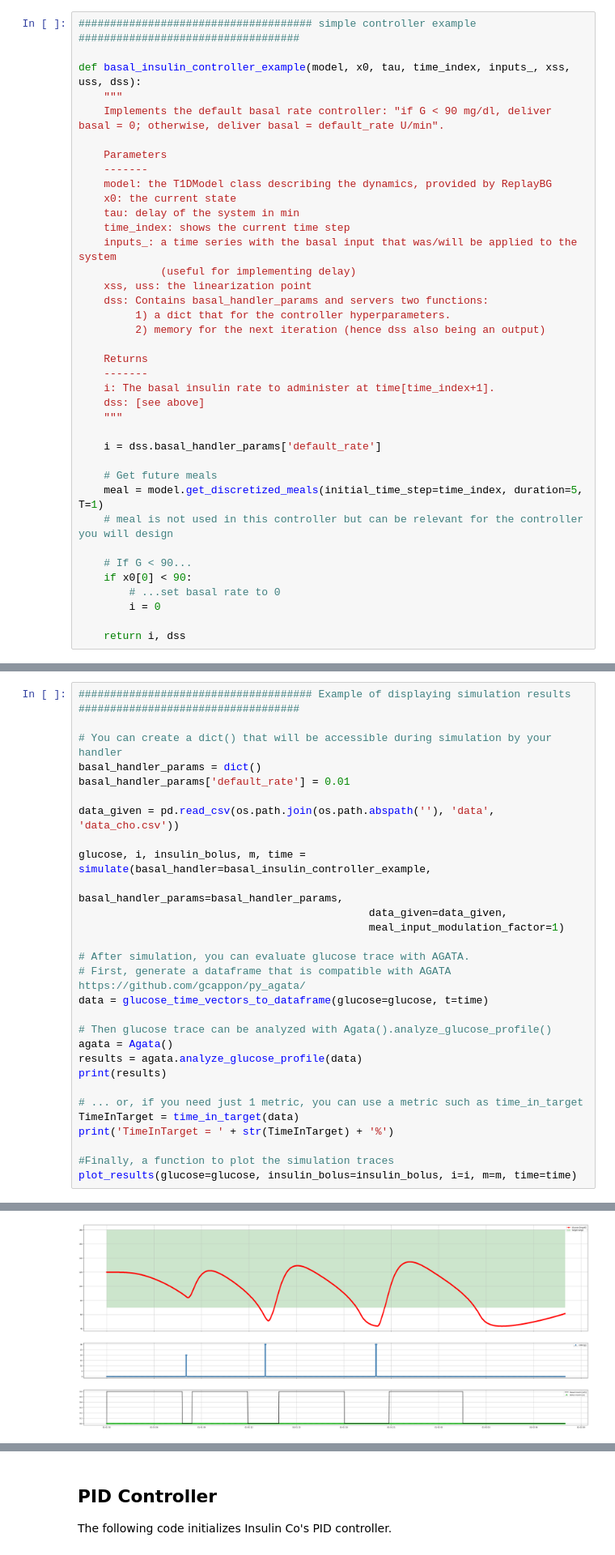
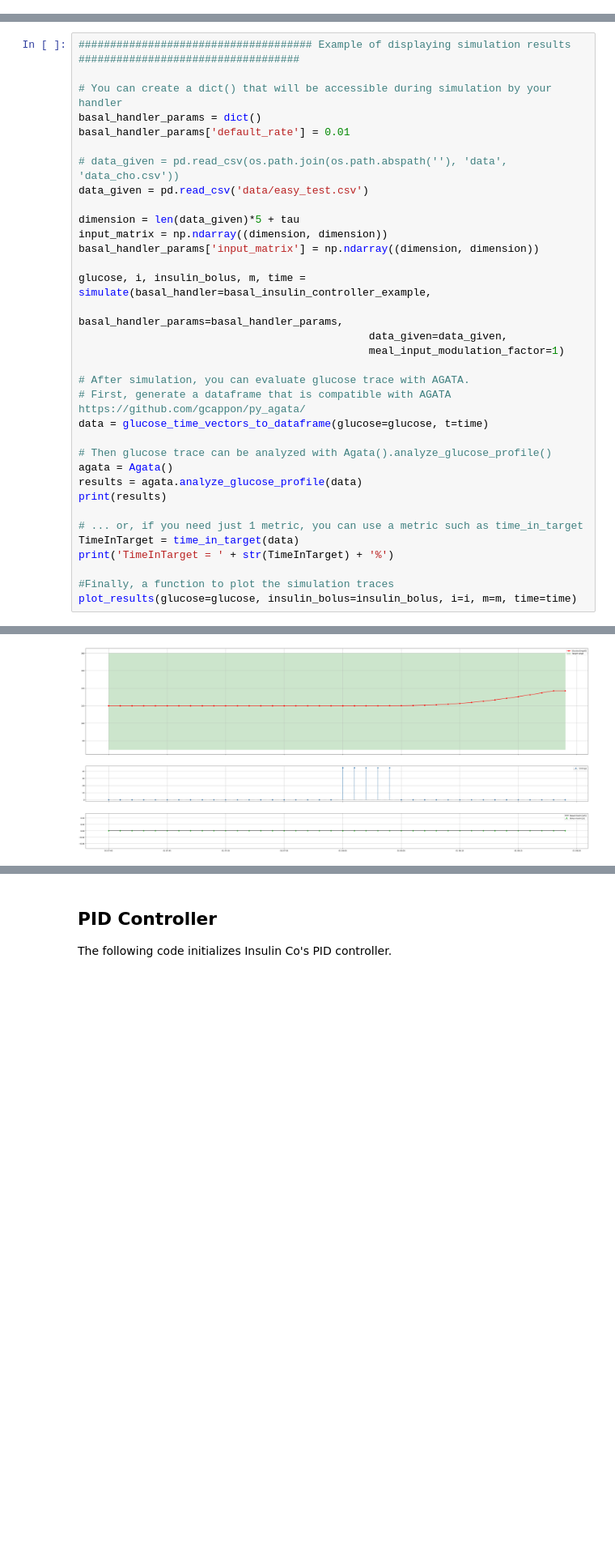
Before and after one commit to Jackmastro/MPC_DeePC_COCO, a Jupyter notebook: COCO2024project.ipynb, the cells around one changed output, grey strips where cells are left out. Shown at 81% size. Saved outputs shown, nothing was run; the diff lists cells and outputs as text; blank space fills up the shorter version.

Commit message:
tracking mpc with shifted states of tau

```diff
--- a/COCO2024project.ipynb
+++ b/COCO2024project.ipynb
@@ -324,44 +322,6 @@ A:
 To develop intuition, InsullinCo has provided a scenario with a basic basal insulin controller: if glucose is below 90 no insulin is delivered; if glucose is above 90, a default rate is delivered.
 
 The file `(data_cho.csv)` describes the meal consumption for the patient over the course of a day.
-# %%
-##################################### simple controller example  ###################################
-
-def basal_insulin_controller_example(model, x0, tau, time_index, inputs_, xss, uss, dss):
-    """
-    Implements the default basal rate controller: "if G < 90 mg/dl, deliver basal = 0; otherwise, deliver basal = default_rate U/min".
-
-    Parameters
-    -------
-    model: the T1DModel class describing the dynamics, provided by ReplayBG
-    x0: the current state
-    tau: delay of the system in min
-    time_index: shows the current time step
-    inputs_: a time series with the basal input that was/will be applied to the system
-             (useful for implementing delay)
-    xss, uss: the linearization point
-    dss: Contains basal_handler_params and servers two functions:
-         1) a dict that for the controller hyperparameters.
-         2) memory for the next iteration (hence dss also being an output)
-
-    Returns
-    -------
-    i: The basal insulin rate to administer at time[time_index+1].
-    dss: [see above]
-    """
-
-    i = dss.basal_handler_params['default_rate']
-
-    # Get future meals
-    meal = model.get_discretized_meals(initial_time_step=time_index, duration=5, T=1)
-    # meal is not used in this controller but can be relevant for the controller you will design
-
-    # If G < 90...
-    if x0[0] < 90:
-        # ...set basal rate to 0
-        i = 0
-
-    return i, dss
 # %%
 ##################################### Example of loading and modifying meal data  ###################################
 
@@ -384,7 +415,12 @@ def basal_insulin_controller_example(model, x0, tau, time_index, inputs_, xss, u
 basal_handler_params = dict()
 basal_handler_params['default_rate'] = 0.01
 
-data_given = pd.read_csv(os.path.join(os.path.abspath(''), 'data', 'data_cho.csv'))
+# data_given = pd.read_csv(os.path.join(os.path.abspath(''), 'data', 'data_cho.csv'))
+data_given = pd.read_csv('data/easy_test.csv')
+
+dimension = len(data_given)*5 + tau
+input_matrix = np.ndarray((dimension, dimension))
+basal_handler_params['input_matrix'] = np.ndarray((dimension, dimension))
 
 glucose, i, insulin_bolus, m, time = simulate(basal_handler=basal_insulin_controller_example,
                                               basal_handler_params=basal_handler_params,
@@ -420 +463 @@ TimeInTarget = 70.86206896551724%
-[figure, old version]
+[figure, new version]
```
Also changed, not shown: parts of 15 cells of this notebook, 1 other file.
